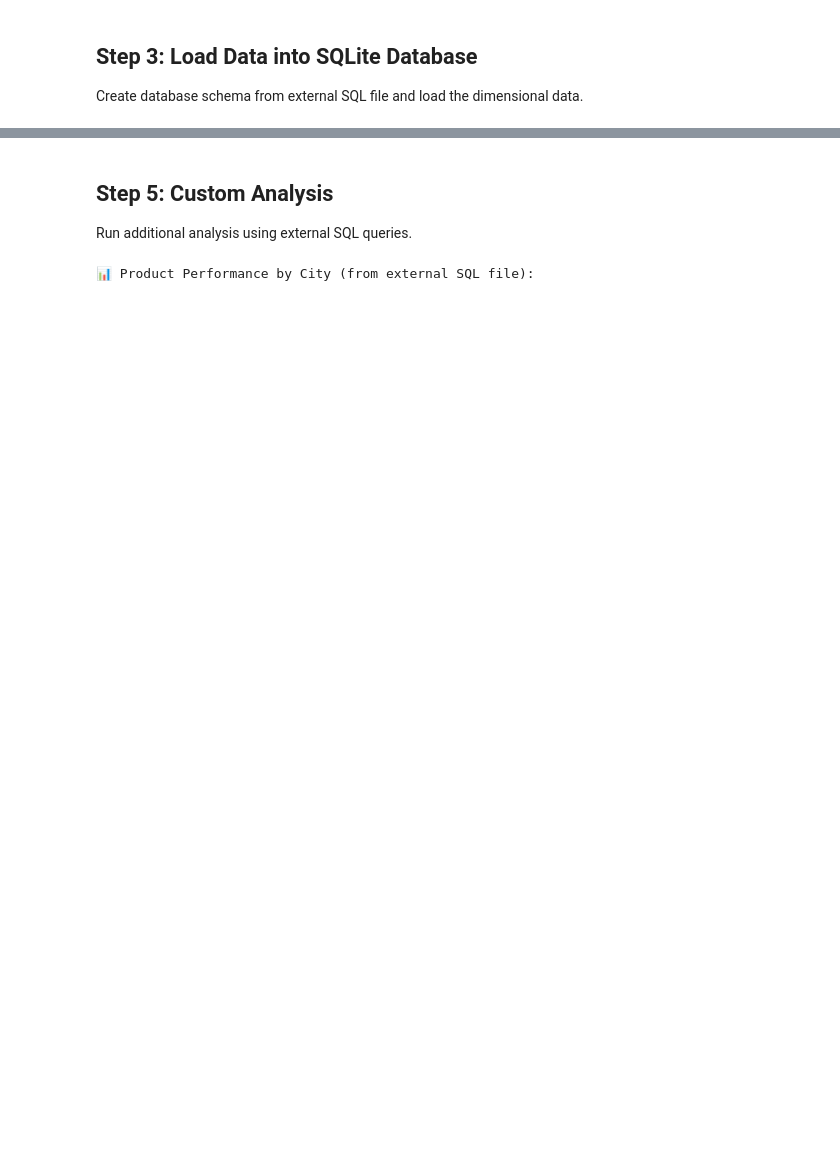
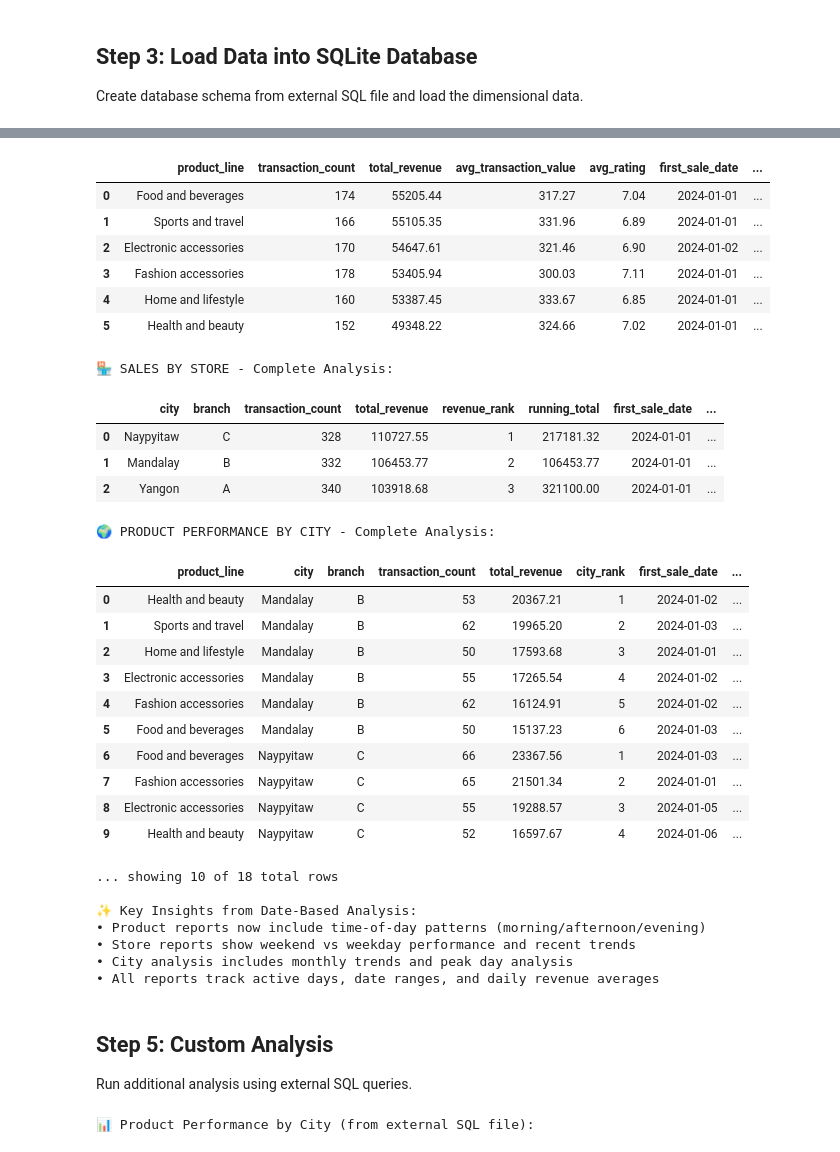
Before and after one commit to brandoncgay/66deg_project, a Jupyter notebook: notebooks/supermarket_sales_pipeline.ipynb, the cells around one changed output, grey strips where cells are left out. Saved outputs shown, nothing was run; the diff lists cells and outputs as text; code cells hidden in the pictures; blank space fills up the shorter version.

```diff
--- a/notebooks/supermarket_sales_pipeline.ipynb
+++ b/notebooks/supermarket_sales_pipeline.ipynb
@@ -190,0 +190,41 @@ generate_reports(db_path)
+# %%
+# Generate automated reports using external SQL files with comprehensive date analysis
+print("🔄 Generating comprehensive reports with date-based analysis...")
+generate_reports(db_path)
+
+print("\n📊 Let's examine the detailed reports with all date analytics:")
+
+# Set pandas display options to show all columns
+pd.set_option('display.max_columns', None)
+pd.set_option('display.width', None)
+pd.set_option('display.max_colwidth', None)
+
+try:
+    # Read and display the saved reports with full details
+    print("\n📈 SALES BY PRODUCT LINE - Complete Analysis:")
+    product_report = pd.read_csv('../data/reports/sales_by_product_line.csv')
+    display(product_report)
+
+    print("\n🏪 SALES BY STORE - Complete Analysis:")
+    store_report = pd.read_csv('../data/reports/sales_by_store.csv')
+    display(store_report)
+
+    print("\n🌍 PRODUCT PERFORMANCE BY CITY - Complete Analysis:")
+    city_report = pd.read_csv('../data/reports/product_performance_by_city.csv')
+    display(city_report.head(10))  # Show first 10 rows due to size
+    print(f"... showing 10 of {len(city_report)} total rows")
+
+except Exception as e:
+    print(f"⚠️ Error loading detailed reports: {e}")
+
+# Reset pandas display options
+pd.reset_option('display.max_columns')
+pd.reset_option('display.width')
+pd.reset_option('display.max_colwidth')
+
+print("\n✨ Key Insights from Date-Based Analysis:")
+print("• Product reports now include time-of-day patterns (morning/afternoon/evening)")
+print("• Store reports show weekend vs weekday performance and recent trends")
+print("• City analysis includes monthly trends and peak day analysis")
+print("• All reports track active days, date ranges, and daily revenue averages")
+# %% [output]
@@ -191,3 +248,34 @@ generate_reports(db_path)
+|  | product_line | transaction_count | total_revenue | avg_transaction_value | avg_rating | first_sale_date | ... |
+| 0 | Food and beverages | 174 | 55205.44 | 317.27 | 7.04 | 2024-01-01 | ... |
+| 1 | Sports and travel | 166 | 55105.35 | 331.96 | 6.89 | 2024-01-01 | ... |
+| 2 | Electronic accessories | 170 | 54647.61 | 321.46 | 6.90 | 2024-01-02 | ... |
+| 3 | Fashion accessories | 178 | 53405.94 | 300.03 | 7.11 | 2024-01-01 | ... |
+| 4 | Home and lifestyle | 160 | 53387.45 | 333.67 | 6.85 | 2024-01-01 | ... |
+| 5 | Health and beauty | 152 | 49348.22 | 324.66 | 7.02 | 2024-01-01 | ... |
+🏪 SALES BY STORE - Complete Analysis:
+|  | city | branch | transaction_count | total_revenue | revenue_rank | running_total | first_sale_date | ... |
+| 0 | Naypyitaw | C | 328 | 110727.55 | 1 | 217181.32 | 2024-01-01 | ... |
+| 1 | Mandalay | B | 332 | 106453.77 | 2 | 106453.77 | 2024-01-01 | ... |
+| 2 | Yangon | A | 340 | 103918.68 | 3 | 321100.00 | 2024-01-01 | ... |
+🌍 PRODUCT PERFORMANCE BY CITY - Complete Analysis:
+|  | product_line | city | branch | transaction_count | total_revenue | city_rank | first_sale_date | ... |
+| 0 | Health and beauty | Mandalay | B | 53 | 20367.21 | 1 | 2024-01-02 | ... |
+| 1 | Sports and travel | Mandalay | B | 62 | 19965.20 | 2 | 2024-01-03 | ... |
+| 2 | Home and lifestyle | Mandalay | B | 50 | 17593.68 | 3 | 2024-01-01 | ... |
+| 3 | Electronic accessories | Mandalay | B | 55 | 17265.54 | 4 | 2024-01-02 | ... |
+| 4 | Fashion accessories | Mandalay | B | 62 | 16124.91 | 5 | 2024-01-02 | ... |
+| 5 | Food and beverages | Mandalay | B | 50 | 15137.23 | 6 | 2024-01-03 | ... |
+| 6 | Food and beverages | Naypyitaw | C | 66 | 23367.56 | 1 | 2024-01-03 | ... |
+| 7 | Fashion accessories | Naypyitaw | C | 65 | 21501.34 | 2 | 2024-01-01 | ... |
+| 8 | Electronic accessories | Naypyitaw | C | 55 | 19288.57 | 3 | 2024-01-05 | ... |
+| 9 | Health and beauty | Naypyitaw | C | 52 | 16597.67 | 4 | 2024-01-06 | ... |
+... showing 10 of 18 total rows
+
+✨ Key Insights from Date-Based Analysis:
+• Product reports now include time-of-day patterns (morning/afternoon/evening)
+• Store reports show weekend vs weekday performance and recent trends
+• City analysis includes monthly trends and peak day analysis
+• All reports track active days, date ranges, and daily revenue averages
 # %% [markdown]
 ## Step 5: Custom Analysis
 
```
Also changed, not shown: parts of 11 cells of this notebook, 7 other files.
